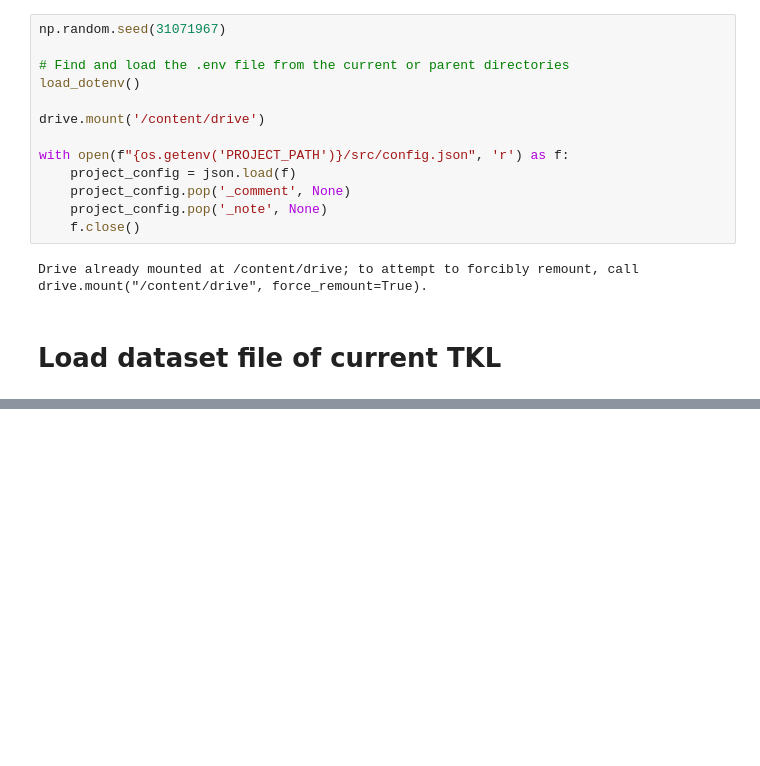
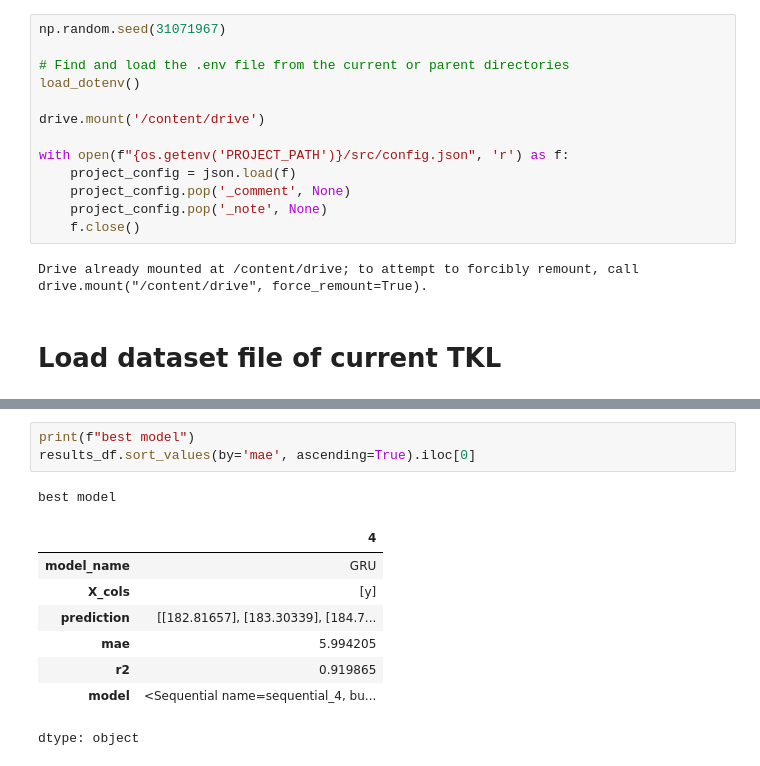
Before and after one commit to GuyRayOv/Stocks, a Jupyter notebook: notebooks/stocks_parallel_lstm_cnn.ipynb, the cells around one changed output, grey strips where cells are left out. Saved outputs shown, nothing was run; the diff lists cells and outputs as text; blank space fills up the shorter version.

```diff
--- a/notebooks/stocks_parallel_lstm_cnn.ipynb
+++ b/notebooks/stocks_parallel_lstm_cnn.ipynb
@@ -427,0 +193,13 @@ for X_cols in [X_cols_full, X_cols_exho, X_cols_tkl]:
+# %%
+print(f"best model")
+results_df.sort_values(by='mae', ascending=True).iloc[0]
+# %% [output]
+best model
+|  | 4 |
+| model_name | GRU |
+| X_cols | [y] |
+| prediction | [[182.81657], [183.30339], [184.7... |
+| mae | 5.994205 |
+| r2 | 0.919865 |
+| model | <Sequential name=sequential_4, bu... |
+dtype: object
```
Also changed, not shown: parts of 22 cells of this notebook.
